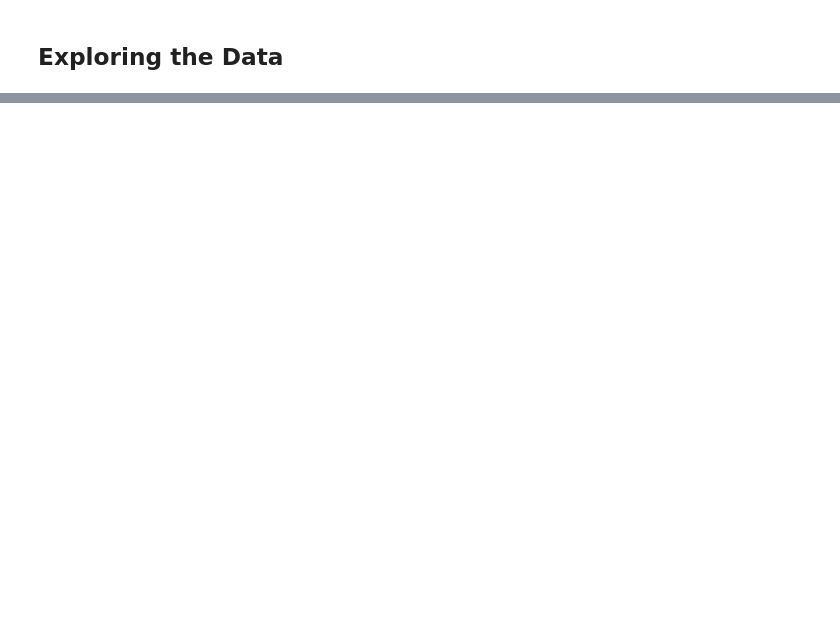
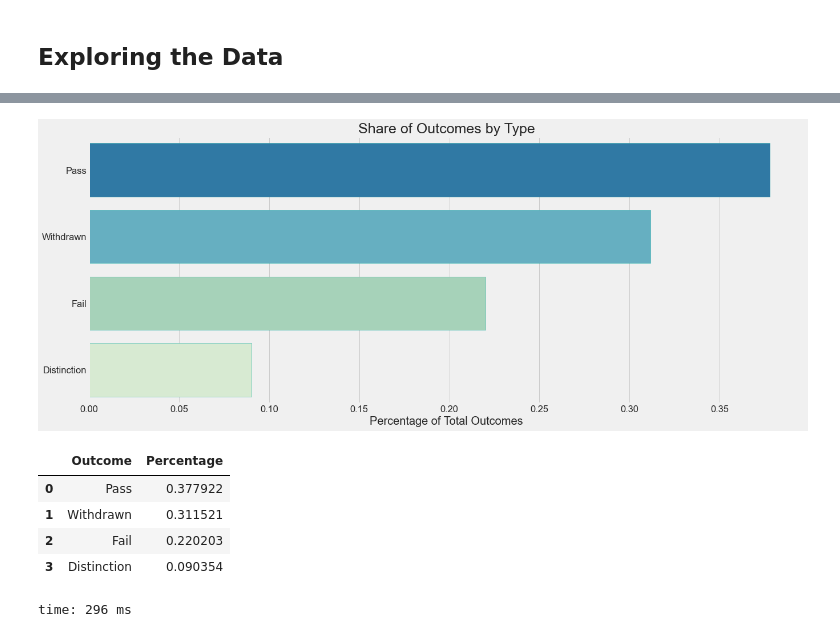
Before and after one commit to jeffreyhwatson/online_outcomes, a Jupyter notebook: notebooks/report/report.ipynb, the cells around one changed output, grey strips where cells are left out. Saved outputs shown, nothing was run; the diff lists cells and outputs as text; code cells hidden in the pictures; blank space fills up the shorter version.

```diff
--- a/notebooks/report/report.ipynb
+++ b/notebooks/report/report.ipynb
@@ -41,5 +38,5 @@ time: 3.15 ms
 # %%
 # creating database & database class instance
 database_name = 'outcomes.db'
-db = dr.Database(database_name)
+db = d.Database(database_name)
 # %% [output]
@@ -53,0 +72,15 @@ time: 532 µs
+# %%
+# creating the student_info data frame
+student_info = db.student_info_full()
+
+# cleaning the data
+student_info = db.cleaner_studentinfo(student_info,[])
+
+# creating assessment_vle data frame
+assessment_vle = db.data_prep_full()
+
+# cleaning the data and engineering features
+drops = ['row_id', 'studied_credits',
+         'id_site', 'sum_click', 'date_sub', 'date',
+         'course_length', 'max_date']
+assessment_vle = db.pipe_cleaner_wa(assessment_vle, drops).reset_index(drop=True)
@@ -55,0 +177,10 @@ time: 532 µs
+# %%
+v.outcomes_type(student_info,'outcomes_type')
+# %% [output]
+[figure, added]
+|  | Outcome | Percentage |
+| 0 | Pass | 0.377922 |
+| 1 | Withdrawn | 0.311521 |
+| 2 | Fail | 0.220203 |
+| 3 | Distinction | 0.090354 |
+time: 296 ms
```
Also changed, not shown: parts of 124 cells of this notebook, 14 other files.
